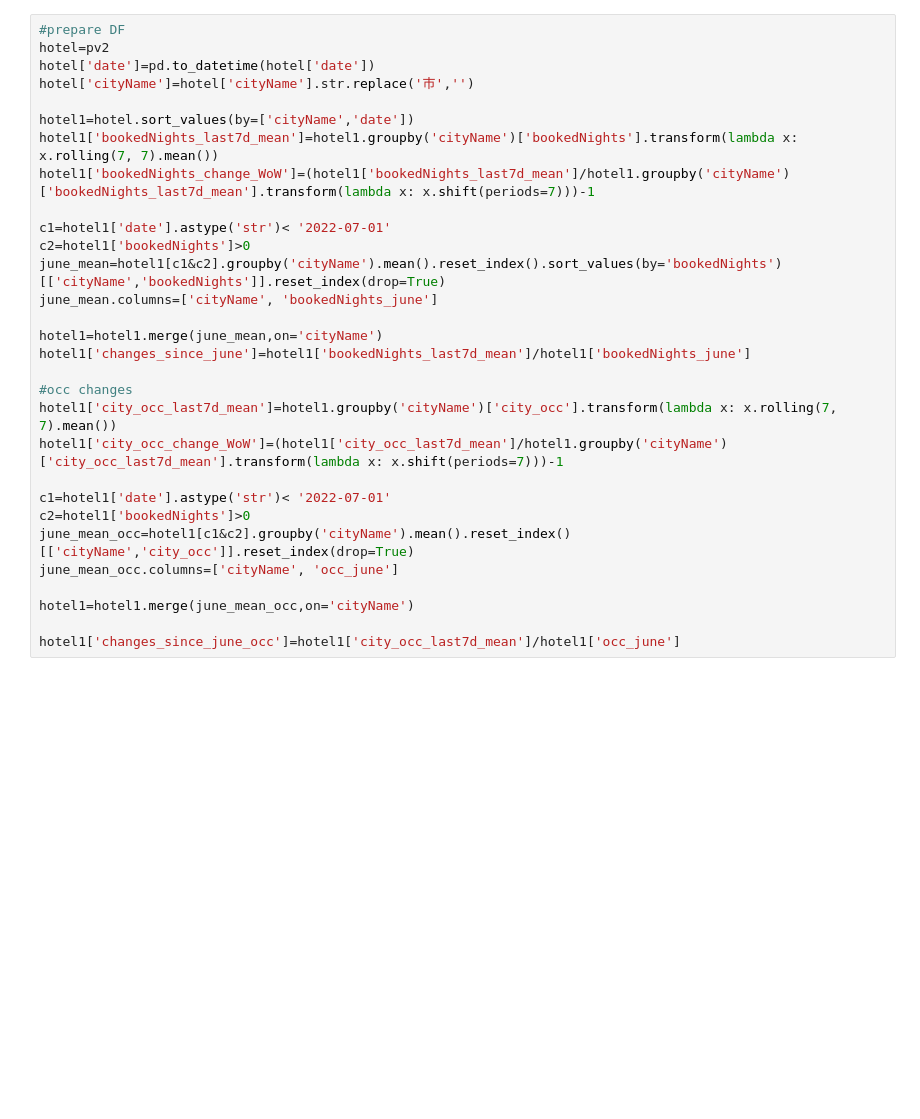
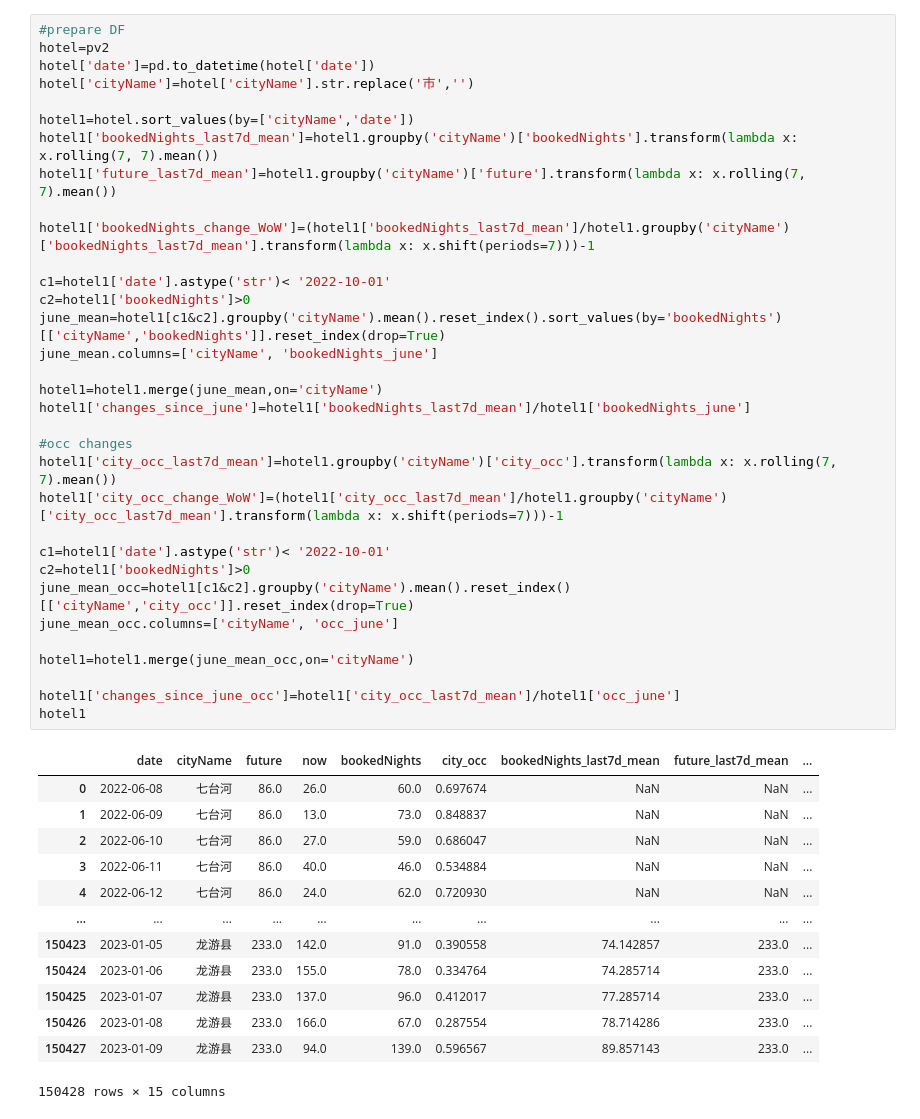
Before and after one commit to tsauliu/COVID_Data_in_Depth, a Jupyter notebook: 3.5.hotel.ipynb, the cells around one changed output. Cells and saved outputs as stored; diff of their text form; blank space fills up the shorter version.

```diff
--- a/3.5.hotel.ipynb
+++ b/3.5.hotel.ipynb
@@ -56,32 +70,49 @@ pv2
 # %%
 #prepare DF
 hotel=pv2
 hotel['date']=pd.to_datetime(hotel['date'])
 hotel['cityName']=hotel['cityName'].str.replace('市','')
 
 hotel1=hotel.sort_values(by=['cityName','date'])
 hotel1['bookedNights_last7d_mean']=hotel1.groupby('cityName')['bookedNights'].transform(lambda x: x.rolling(7, 7).mean())
+hotel1['future_last7d_mean']=hotel1.groupby('cityName')['future'].transform(lambda x: x.rolling(7, 7).mean())
+
 hotel1['bookedNights_change_WoW']=(hotel1['bookedNights_last7d_mean']/hotel1.groupby('cityName')['bookedNights_last7d_mean'].transform(lambda x: x.shift(periods=7)))-1
 
-c1=hotel1['date'].astype('str')< '2022-07-01'
+c1=hotel1['date'].astype('str')< '2022-10-01'
 c2=hotel1['bookedNights']>0
 june_mean=hotel1[c1&c2].groupby('cityName').mean().reset_index().sort_values(by='bookedNights')[['cityName','bookedNights']].reset_index(drop=True)
 june_mean.columns=['cityName', 'bookedNights_june']
 
 hotel1=hotel1.merge(june_mean,on='cityName')
 hotel1['changes_since_june']=hotel1['bookedNights_last7d_mean']/hotel1['bookedNights_june']
 
 #occ changes
 hotel1['city_occ_last7d_mean']=hotel1.groupby('cityName')['city_occ'].transform(lambda x: x.rolling(7, 7).mean())
 hotel1['city_occ_change_WoW']=(hotel1['city_occ_last7d_mean']/hotel1.groupby('cityName')['city_occ_last7d_mean'].transform(lambda x: x.shift(periods=7)))-1
 
-c1=hotel1['date'].astype('str')< '2022-07-01'
+c1=hotel1['date'].astype('str')< '2022-10-01'
 c2=hotel1['bookedNights']>0
 june_mean_occ=hotel1[c1&c2].groupby('cityName').mean().reset_index()[['cityName','city_occ']].reset_index(drop=True)
 june_mean_occ.columns=['cityName', 'occ_june']
 
 hotel1=hotel1.merge(june_mean_occ,on='cityName')
 
 hotel1['changes_since_june_occ']=hotel1['city_occ_last7d_mean']/hotel1['occ_june']
+hotel1
+# %% [output]
+|  | date | cityName | future | now | bookedNights | city_occ | bookedNights_last7d_mean | future_last7d_mean | ... |
+| 0 | 2022-06-08 | 七台河 | 86.0 | 26.0 | 60.0 | 0.697674 | NaN | NaN | ... |
+| 1 | 2022-06-09 | 七台河 | 86.0 | 13.0 | 73.0 | 0.848837 | NaN | NaN | ... |
+| 2 | 2022-06-10 | 七台河 | 86.0 | 27.0 | 59.0 | 0.686047 | NaN | NaN | ... |
+| 3 | 2022-06-11 | 七台河 | 86.0 | 40.0 | 46.0 | 0.534884 | NaN | NaN | ... |
+| 4 | 2022-06-12 | 七台河 | 86.0 | 24.0 | 62.0 | 0.720930 | NaN | NaN | ... |
+| ... | ... | ... | ... | ... | ... | ... | ... | ... | ... |
+| 150423 | 2023-01-05 | 龙游县 | 233.0 | 142.0 | 91.0 | 0.390558 | 74.142857 | 233.0 | ... |
+| 150424 | 2023-01-06 | 龙游县 | 233.0 | 155.0 | 78.0 | 0.334764 | 74.285714 | 233.0 | ... |
+| 150425 | 2023-01-07 | 龙游县 | 233.0 | 137.0 | 96.0 | 0.412017 | 77.285714 | 233.0 | ... |
+| 150426 | 2023-01-08 | 龙游县 | 233.0 | 166.0 | 67.0 | 0.287554 | 78.714286 | 233.0 | ... |
+| 150427 | 2023-01-09 | 龙游县 | 233.0 | 94.0 | 139.0 | 0.596567 | 89.857143 | 233.0 | ... |
+150428 rows × 15 columns
 # %%
 dfp=hotel1[hotel1['cityName']=='北京']
```
Also changed, not shown: parts of 12 cells of this notebook, 17 other files.
